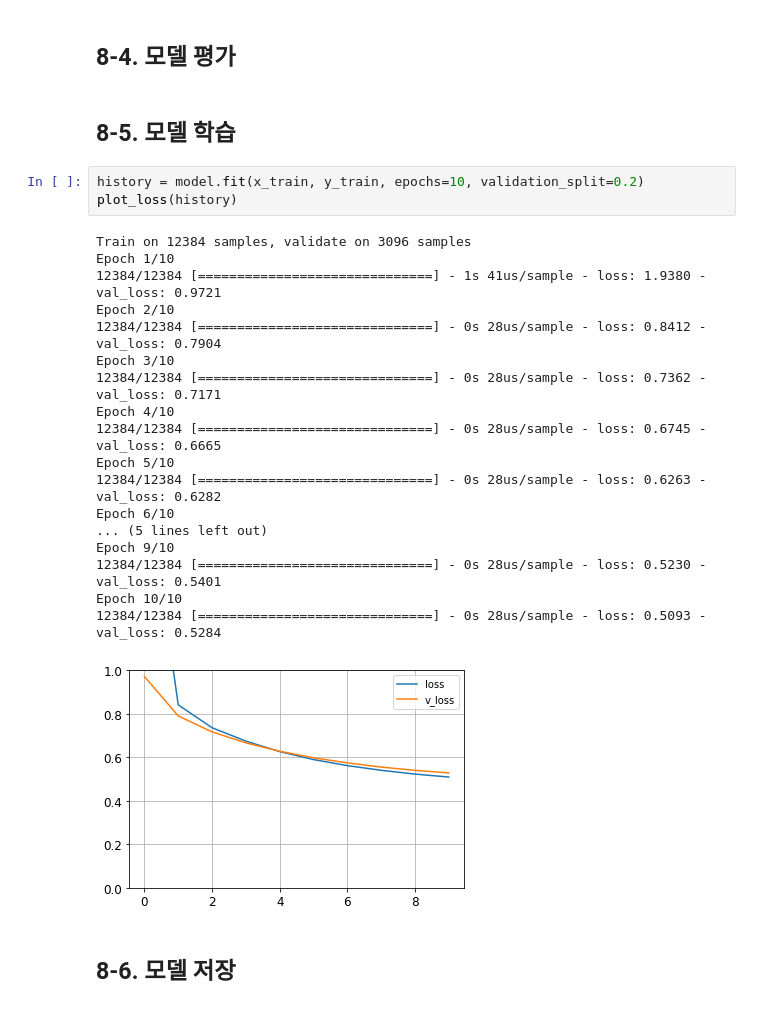
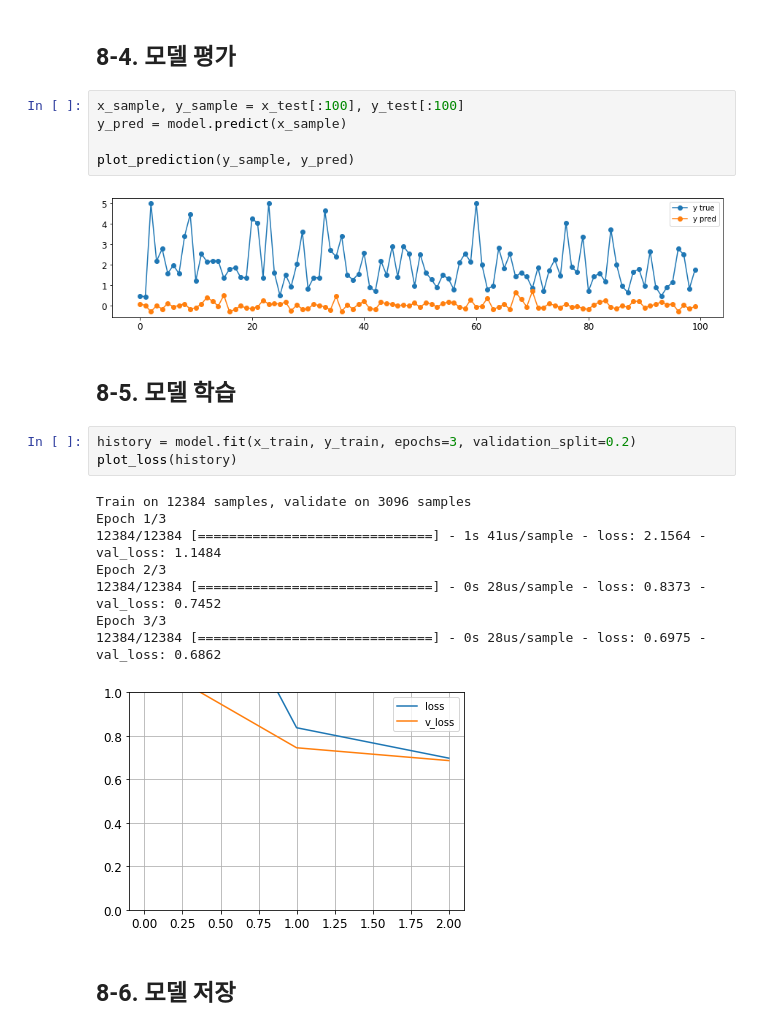
Before and after one commit to yebiny/HandsOn_ML2_tf2, a Jupyter notebook: HandsOn_10-3.ipynb, the cells around one changed output. Saved outputs shown, nothing was run; the diff lists cells and outputs as text.

```diff
--- a/HandsOn_10-3.ipynb
+++ b/HandsOn_10-3.ipynb
@@ -76,30 +73,27 @@ plot_model(model)
 model.compile(loss="mse", optimizer=tf.keras.optimizers.SGD(lr=1e-3))
 # %% [markdown]
 ## 8-4. 모델 평가
+# %%
+x_sample, y_sample = x_test[:100], y_test[:100]
+y_pred = model.predict(x_sample)
+
+plot_prediction(y_sample, y_pred)
+# %% [output]
+[figure, added]
 # %% [markdown]
 ## 8-5. 모델 학습
 # %%
-history = model.fit(x_train, y_train, epochs=10, validation_split=0.2)
+history = model.fit(x_train, y_train, epochs=3, validation_split=0.2)
 plot_loss(history)
 # %% [output]
 Train on 12384 samples, validate on 3096 samples
-Epoch 1/10
-12384/12384 [==============================] - 1s 41us/sample - loss: 1.9380 - val_loss: 0.9721
-Epoch 2/10
-12384/12384 [==============================] - 0s 28us/sample - loss: 0.8412 - val_loss: 0.7904
-Epoch 3/10
-12384/12384 [==============================] - 0s 28us/sample - loss: 0.7362 - val_loss: 0.7171
-Epoch 4/10
-12384/12384 [==============================] - 0s 28us/sample - loss: 0.6745 - val_loss: 0.6665
-Epoch 5/10
-12384/12384 [==============================] - 0s 28us/sample - loss: 0.6263 - val_loss: 0.6282
-Epoch 6/10
-... (5 lines left out)
-Epoch 9/10
-12384/12384 [==============================] - 0s 28us/sample - loss: 0.5230 - val_loss: 0.5401
-Epoch 10/10
-12384/12384 [==============================] - 0s 28us/sample - loss: 0.5093 - val_loss: 0.5284
+Epoch 1/3
+12384/12384 [==============================] - 1s 41us/sample - loss: 2.1564 - val_loss: 1.1484
+Epoch 2/3
+12384/12384 [==============================] - 0s 28us/sample - loss: 0.8373 - val_loss: 0.7452
+Epoch 3/3
+12384/12384 [==============================] - 0s 28us/sample - loss: 0.6975 - val_loss: 0.6862
-[figure, old version]
+[figure, new version]
 # %% [markdown]
 ## 8-6. 모델 저장
 # %%
```
Also changed, not shown: parts of 16 cells of this notebook, 1 other file.
